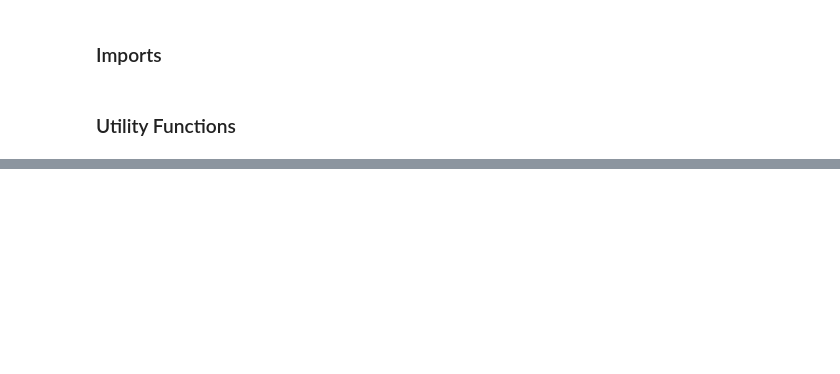
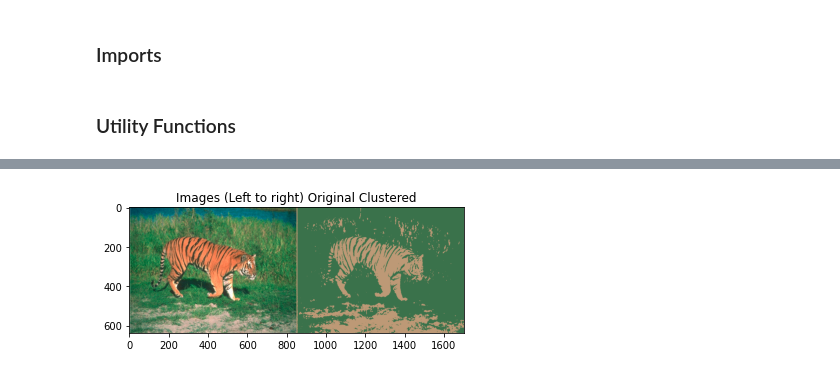
Before and after one commit to nitin12384/fyp_playground, a Jupyter notebook: Learning/Image_Processing/segmentation_1.ipynb, the cells around one changed output, grey strips where cells are left out. Saved outputs shown, nothing was run; the diff lists cells and outputs as text; code cells hidden in the pictures; blank space fills up the shorter version.

```diff
--- a/Learning/Image_Processing/segmentation_1.ipynb
+++ b/Learning/Image_Processing/segmentation_1.ipynb
@@ -42,0 +132,4 @@ def display_stacked2(img_list, title_list) :
+# %%
+show_clusterting(cv2.imread('tiger.png'), 2)
+# %% [output]
+[figure, added]
```
Also changed, not shown: parts of 14 cells of this notebook, 2 other files.
